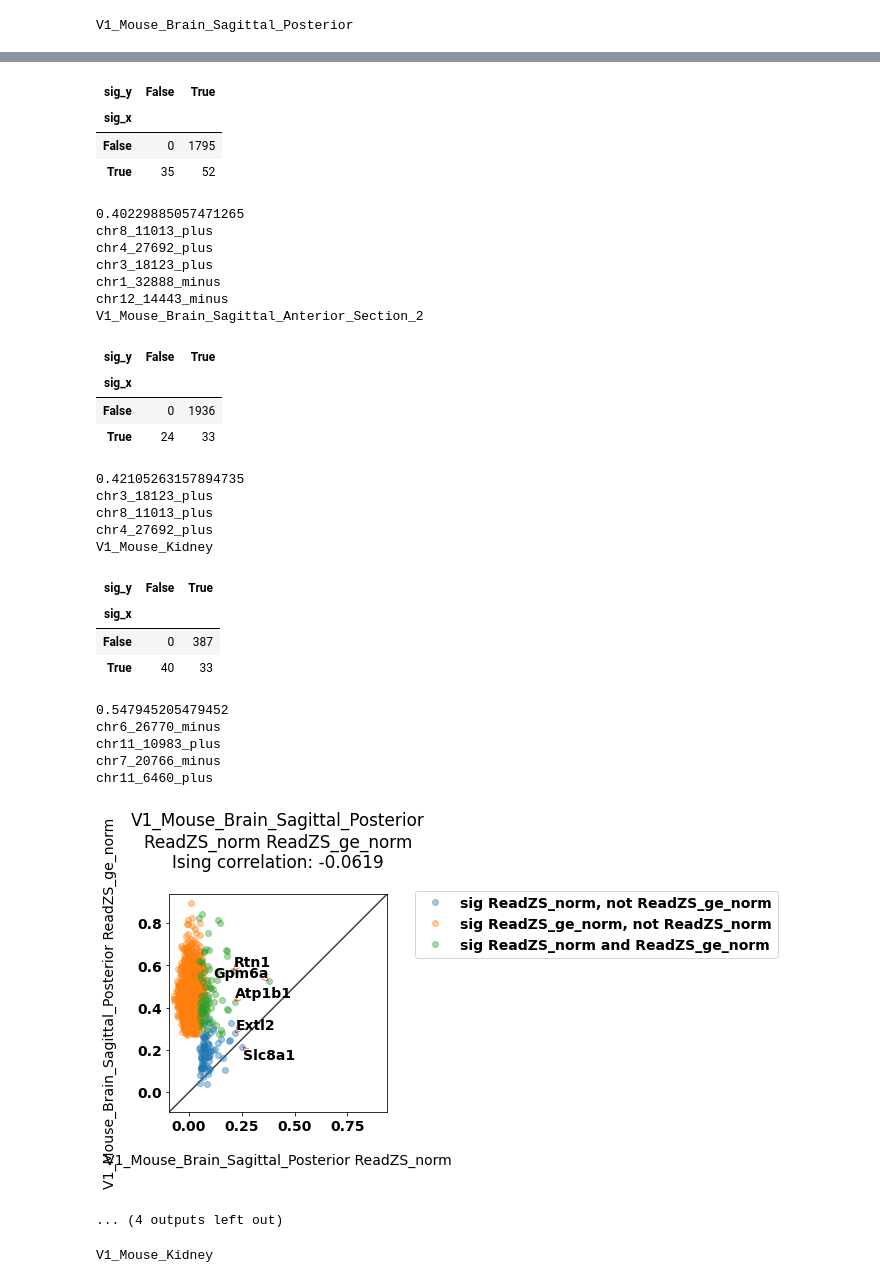
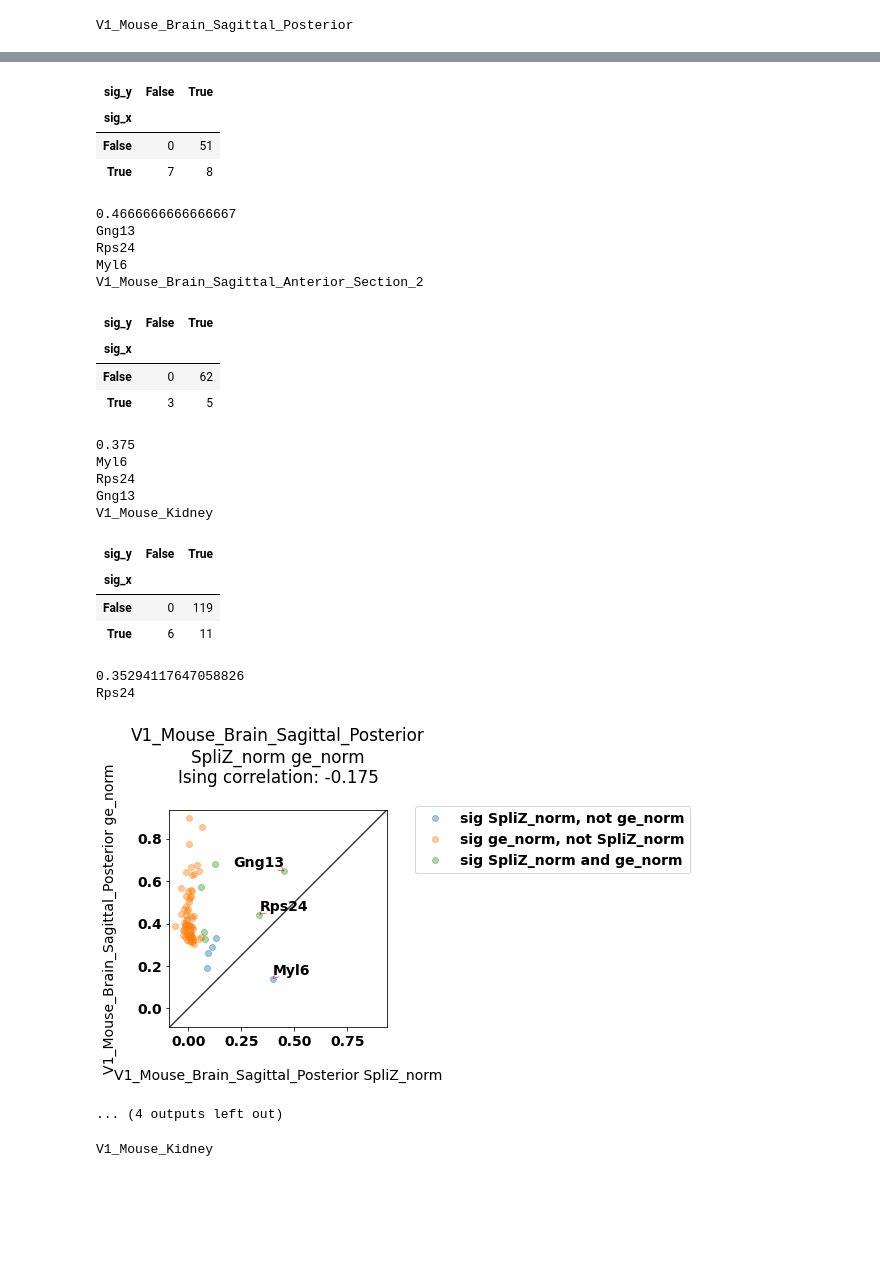
Before and after one commit to juliaolivieri/visium_analysis, a Jupyter notebook: notebooks/analyze_ising.ipynb, the cells around one changed output, grey strips where cells are left out. Saved outputs shown, nothing was run; the diff lists cells and outputs as text; code cells hidden in the pictures; blank space fills up the shorter version.

```diff
--- a/notebooks/analyze_ising.ipynb
+++ b/notebooks/analyze_ising.ipynb
@@ -112,11 +112,11 @@ pair_thresh = 1000
 # score1 = "ReadZS_norm"
 # score2 = "ReadZS_resid"
 
-score1 = "ReadZS_norm"
-score2 = "ReadZS_ge_norm"
+# score1 = "ReadZS_norm"
+# score2 = "ReadZS_ge_norm"
 
-# score1 = "SpliZ_norm"
-# score2 = "ge_norm"
+score1 = "SpliZ_norm"
+score2 = "ge_norm"
 
 # score1 = "ge_norm"
 # score2 = "ge_norm"
@@ -147,6 +147,8 @@ srow2 = scores.loc[score2]
 datanames = ['V1_Mouse_Brain_Sagittal_Posterior','V1_Mouse_Brain_Sagittal_Posterior_Section_2',
        'V1_Mouse_Brain_Sagittal_Anterior',
        'V1_Mouse_Brain_Sagittal_Anterior_Section_2', 'V1_Mouse_Kidney']
+
+# datanames = ["p20218-s002_L2","p20218_s001_L1"]
 
 for dataname in datanames:
   try:
@@ -263,34 +258,29 @@ chr12_14443_minus
 V1_Mouse_Brain_Sagittal_Anterior
 | sig_y | False | True |
 | sig_x |  |  |
-| False | 0 | 1795 |
-| True | 35 | 52 |
+| False | 0 | 51 |
+| True | 7 | 8 |
-0.40229885057471265
-chr8_11013_plus
-chr4_27692_plus
-chr3_18123_plus
-chr1_32888_minus
-chr12_14443_minus
+0.4666666666666667
+Gng13
+Rps24
+Myl6
 V1_Mouse_Brain_Sagittal_Anterior_Section_2
 | sig_y | False | True |
 | sig_x |  |  |
-| False | 0 | 1936 |
-| True | 24 | 33 |
+| False | 0 | 62 |
+| True | 3 | 5 |
-0.42105263157894735
-chr3_18123_plus
-chr8_11013_plus
-chr4_27692_plus
+0.375
+Myl6
+Rps24
+Gng13
 V1_Mouse_Kidney
 | sig_y | False | True |
 | sig_x |  |  |
-| False | 0 | 387 |
-| True | 40 | 33 |
+| False | 0 | 119 |
+| True | 6 | 11 |
-0.547945205479452
-chr6_26770_minus
-chr11_10983_plus
-chr7_20766_minus
-chr11_6460_plus
+0.35294117647058826
+Rps24
-[figure, old version]
+[figure, new version]
 ... (4 outputs left out)
 # %%
 print(dataname1)
```
Also changed, not shown: parts of 2 cells of this notebook, 9 other files.
